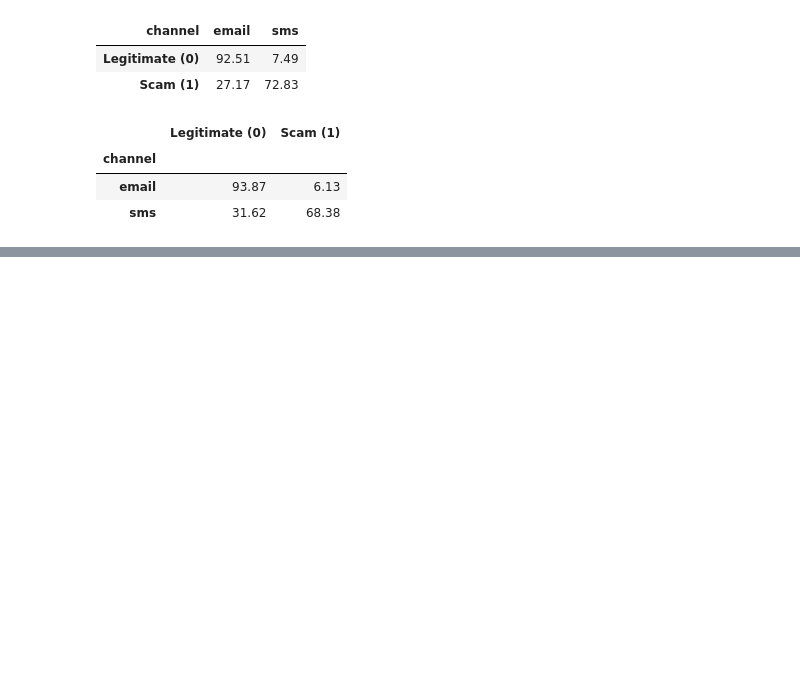
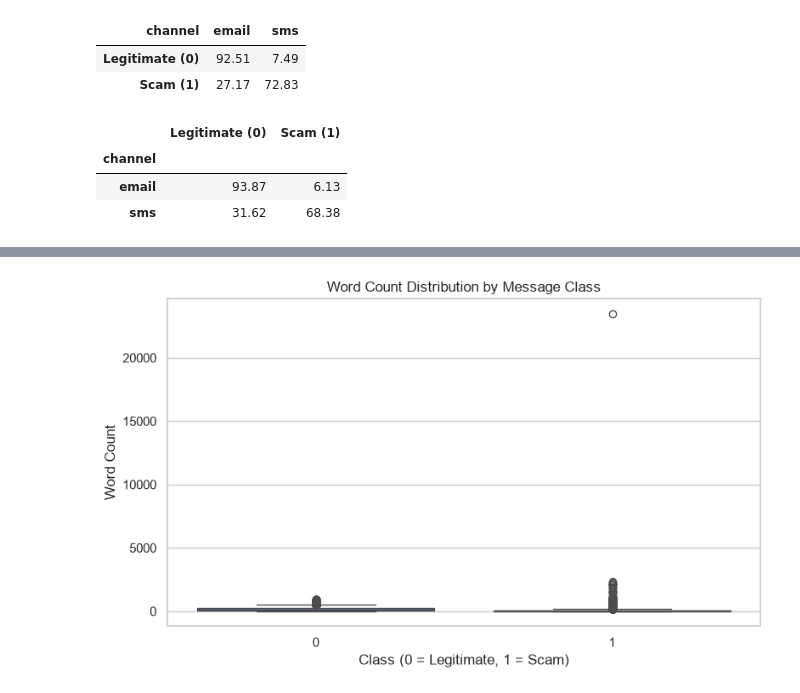
Before and after one commit to Supan-Roy/financial-scam-analysis, a Jupyter notebook: notebooks/01_dataset_understanding.ipynb, the cells around one changed output, grey strips where cells are left out. Saved outputs shown, nothing was run; the diff lists cells and outputs as text; code cells hidden in the pictures; blank space fills up the shorter version.

```diff
--- a/notebooks/01_dataset_understanding.ipynb
+++ b/notebooks/01_dataset_understanding.ipynb
@@ -227,0 +300,18 @@ class_by_channel.round(2)
+# %%
+# 15. Compare word-count distributions by class
+
+plt.figure(figsize=(9, 5))
+
+sns.boxplot(
+    data=train_df,
+    x="label",
+    y="word_count_normalized"
+)
+
+plt.title("Word Count Distribution by Message Class")
+plt.xlabel("Class (0 = Legitimate, 1 = Scam)")
+plt.ylabel("Word Count")
+
+plt.show()
+# %% [output]
+[figure, added]
```
Also changed, not shown: parts of 4 cells of this notebook.
